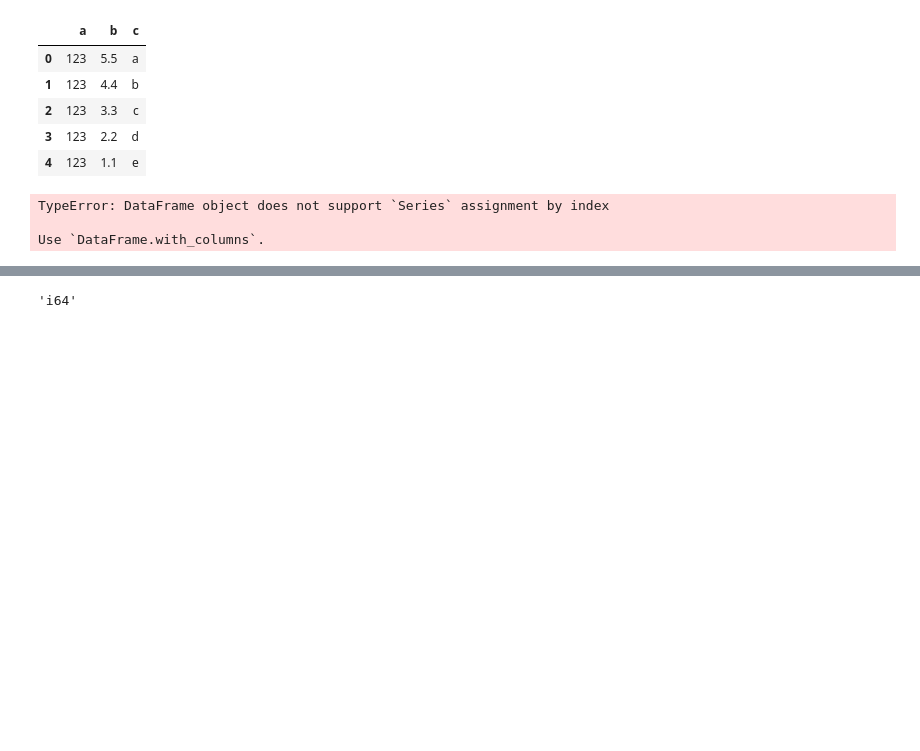
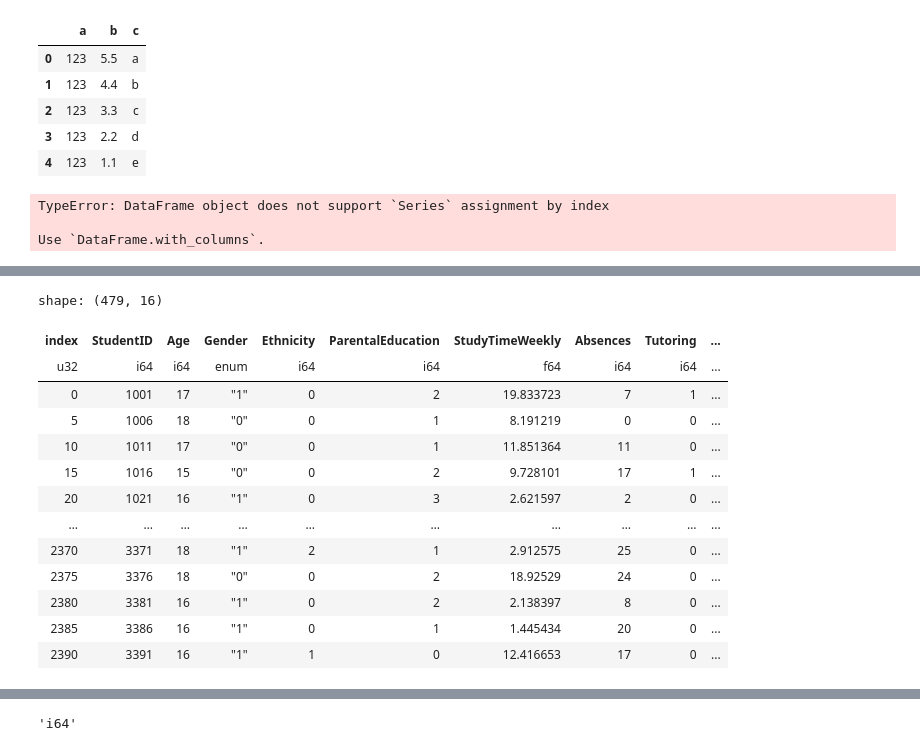
Before and after one commit to maspectra/learn-polars, a Jupyter notebook: presentation.ipynb, the cells around one changed output, grey strips where cells are left out. Cells and saved outputs as stored; diff of their text form; code cells hidden in the pictures; blank space fills up the shorter version.

```diff
--- a/presentation.ipynb
+++ b/presentation.ipynb
@@ -174,0 +247,3 @@ Use `DataFrame.with_columns`.
+# %%
+student_performance = pl.read_csv("data/StudentPerformance.csv")
+student_performance.head(10)
@@ -174,0 +268,8 @@ Use `DataFrame.with_columns`.
+# %%
+%%capture
+# 报错，Gender 原来是 i64，现在是 Categorical，需要先转 String
+student_performance = student_performance.cast(
+    {
+        "Gender": pl.Categorical,
+    }
+)
@@ -174,0 +278,5 @@ Use `DataFrame.with_columns`.
+# %%
+student_performance = student_performance.cast({"Gender": pl.String}).cast(
+    {"Gender": pl.Enum(["0", "1"])}
+)
+student_performance
@@ -174,0 +420,3 @@ Use `DataFrame.with_columns`.
+# %%
+indexed = student_performance.with_row_index()
+indexed.tail(10)
@@ -174,0 +491,18 @@ Use `DataFrame.with_columns`.
+# %%
+# 选中所有 %5=0 的行
+indexed.filter(pl.col("index") % 5 == 0)
+# %% [output]
+shape: (479, 16)
+| index | StudentID | Age | Gender | Ethnicity | ParentalEducation | StudyTimeWeekly | Absences | Tutoring | ... |
+| u32 | i64 | i64 | enum | i64 | i64 | f64 | i64 | i64 | ... |
+| 0 | 1001 | 17 | "1" | 0 | 2 | 19.833723 | 7 | 1 | ... |
+| 5 | 1006 | 18 | "0" | 0 | 1 | 8.191219 | 0 | 0 | ... |
+| 10 | 1011 | 17 | "0" | 0 | 1 | 11.851364 | 11 | 0 | ... |
+| 15 | 1016 | 15 | "0" | 0 | 2 | 9.728101 | 17 | 1 | ... |
+| 20 | 1021 | 16 | "1" | 0 | 3 | 2.621597 | 2 | 0 | ... |
+| … | … | … | … | … | … | … | … | … | ... |
+| 2370 | 3371 | 18 | "1" | 2 | 1 | 2.912575 | 25 | 0 | ... |
+| 2375 | 3376 | 18 | "0" | 0 | 2 | 18.92529 | 24 | 0 | ... |
+| 2380 | 3381 | 16 | "1" | 0 | 2 | 2.138397 | 8 | 0 | ... |
+| 2385 | 3386 | 16 | "1" | 0 | 1 | 1.445434 | 20 | 0 | ... |
+| 2390 | 3391 | 16 | "1" | 1 | 0 | 12.416653 | 17 | 0 | ... |
```
Also changed, not shown: parts of 64 cells of this notebook, 5 other files.
